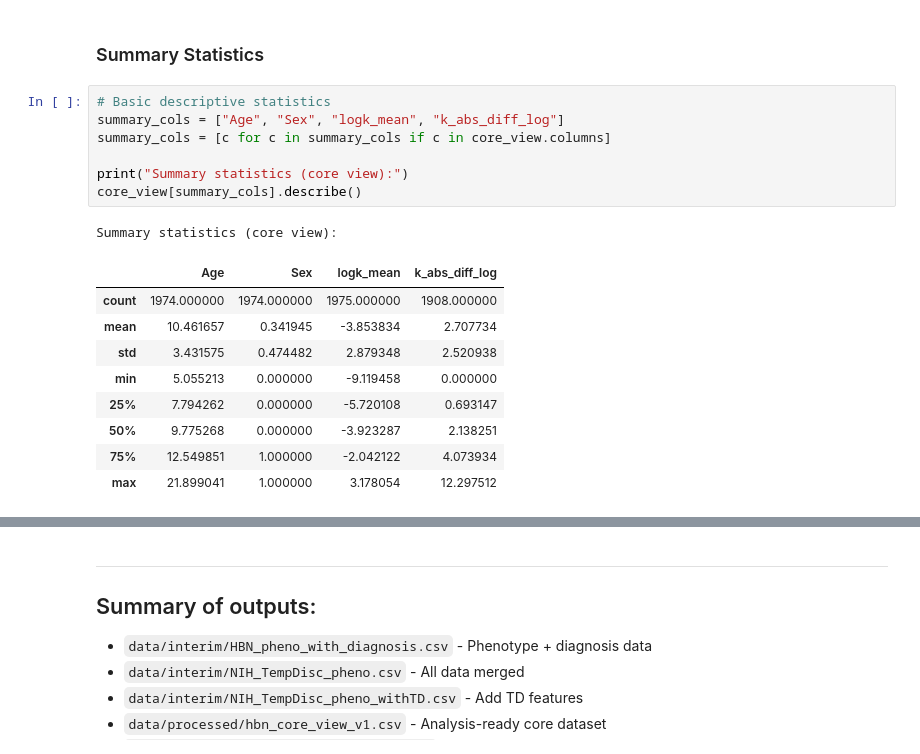
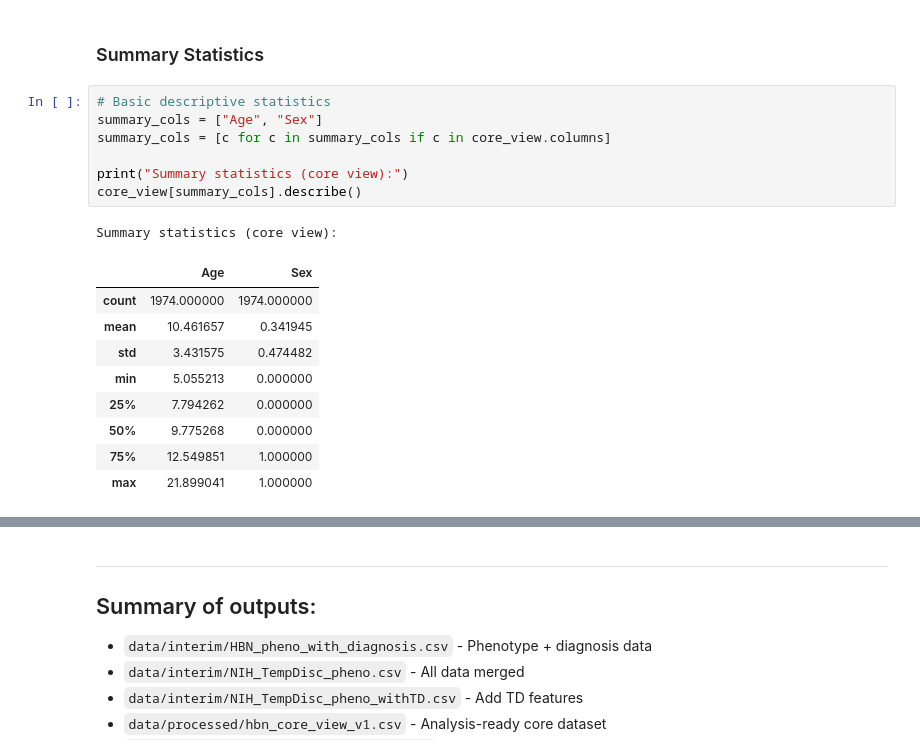
Before and after one commit to beaverjuly/HealthyBrainNetwork_ML, a Jupyter notebook: 01_NIH_TD_pheno_preprocess.ipynb, the cells around one changed output, grey strips where cells are left out. Drawn from its saved outputs; the diff is of its cells as text.

```diff
--- a/01_NIH_TD_pheno_preprocess.ipynb
+++ b/01_NIH_TD_pheno_preprocess.ipynb
@@ -950,19 +950,19 @@ print(f"✓ Saved extended view: {ext_path}")
 ### Summary Statistics
 # %%
 # Basic descriptive statistics
-summary_cols = ["Age", "Sex", "logk_mean", "k_abs_diff_log"]
+summary_cols = ["Age", "Sex"]
 summary_cols = [c for c in summary_cols if c in core_view.columns]
 
 print("Summary statistics (core view):")
 core_view[summary_cols].describe()
 # %% [output]
 Summary statistics (core view):
-|  | Age | Sex | logk_mean | k_abs_diff_log |
-| count | 1974.000000 | 1974.000000 | 1975.000000 | 1908.000000 |
-| mean | 10.461657 | 0.341945 | -3.853834 | 2.707734 |
-| std | 3.431575 | 0.474482 | 2.879348 | 2.520938 |
-| min | 5.055213 | 0.000000 | -9.119458 | 0.000000 |
-| 25% | 7.794262 | 0.000000 | -5.720108 | 0.693147 |
-| 50% | 9.775268 | 0.000000 | -3.923287 | 2.138251 |
-| 75% | 12.549851 | 1.000000 | -2.042122 | 4.073934 |
-| max | 21.899041 | 1.000000 | 3.178054 | 12.297512 |
+|  | Age | Sex |
+| count | 1974.000000 | 1974.000000 |
+| mean | 10.461657 | 0.341945 |
+| std | 3.431575 | 0.474482 |
+| min | 5.055213 | 0.000000 |
+| 25% | 7.794262 | 0.000000 |
+| 50% | 9.775268 | 0.000000 |
+| 75% | 12.549851 | 1.000000 |
+| max | 21.899041 | 1.000000 |
```
Also changed, not shown: parts of 5 cells of this notebook, 3 other files.
